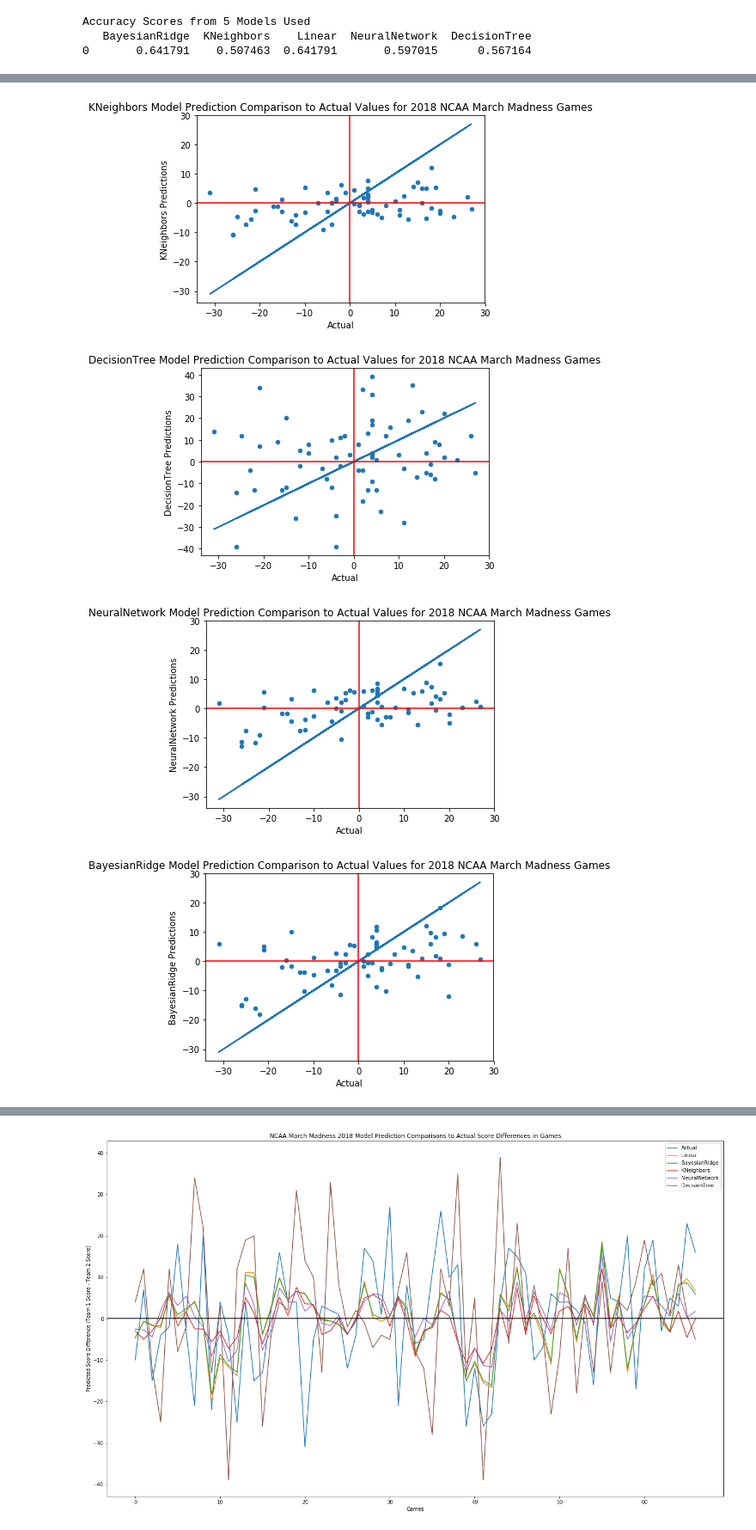
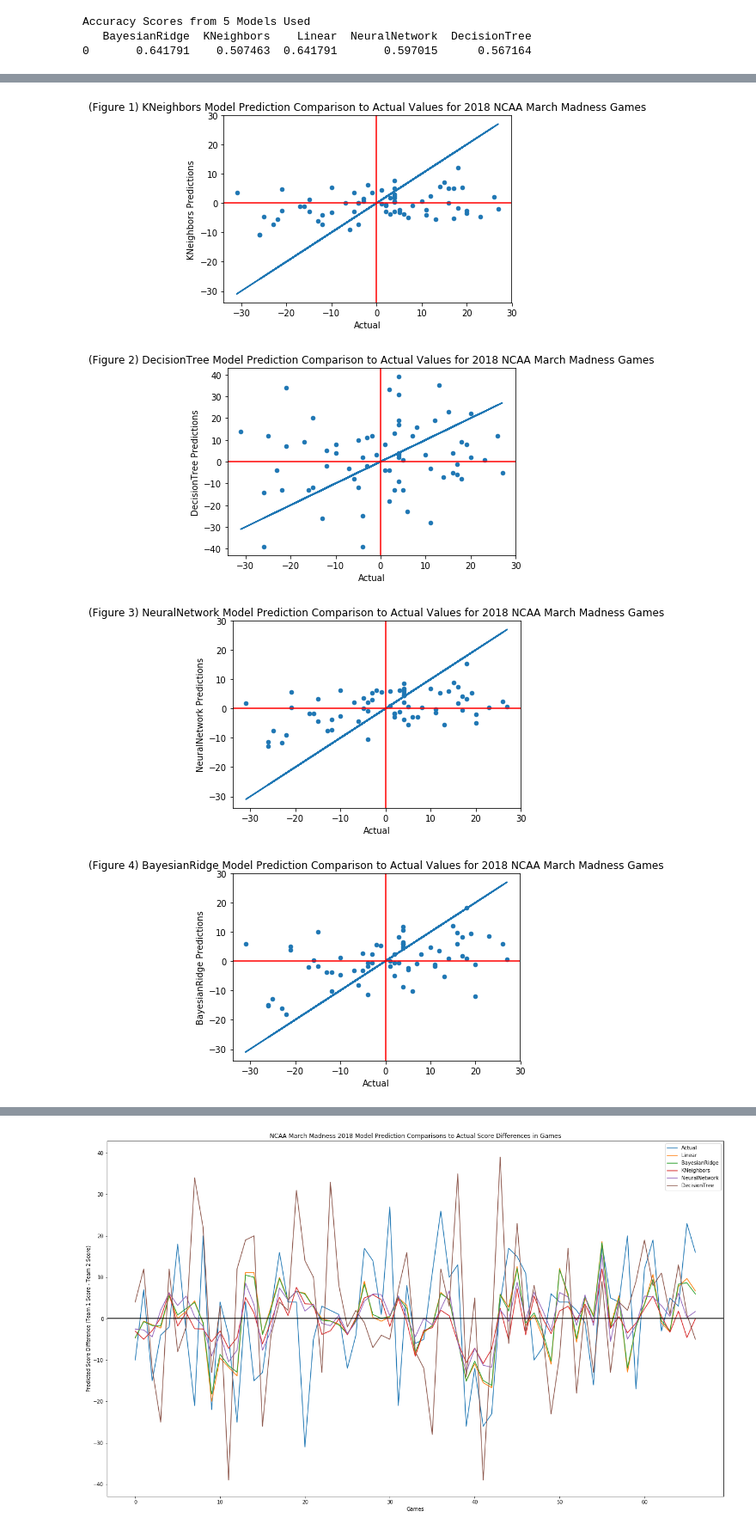
Before and after one commit to puvvadakc/NCAA2k19Predictions, a Jupyter notebook: testing/Resource.ipynb, the cells around one changed output, grey strips where cells are left out. Shown at 86% size. Drawn from its saved outputs; the diff is of its cells as text; code cells hidden in the pictures.

```diff
--- a/testing/Resource.ipynb
+++ b/testing/Resource.ipynb
@@ -207,7 +234,7 @@ Accuracy Scores from 5 Models Used
 # %%
 predDf.plot('Actual', 'KPred', kind= 'scatter')
 plt.plot(predDf['Actual'], predDf['Actual'])
-plt.title('KNeighbors Model Prediction Comparison to Actual Values for 2018 NCAA March Madness Games')
+plt.title('(Figure 1) KNeighbors Model Prediction Comparison to Actual Values for 2018 NCAA March Madness Games')
 plt.ylabel('KNeighbors Predictions')
 plt.axhline(0, color='red')
 plt.axvline(0, color='red')
@@ -215,40 +242,40 @@ plt.show()
 
 predDf.plot('Actual', 'DPred', kind= 'scatter')
 plt.plot(predDf['Actual'], predDf['Actual'])
-plt.title('DecisionTree Model Prediction Comparison to Actual Values for 2018 NCAA March Madness Games')
+plt.title('(Figure 2) DecisionTree Model Prediction Comparison to Actual Values for 2018 NCAA March Madness Games')
 plt.ylabel('DecisionTree Predictions')
 plt.axhline(0, color='red')
 plt.axvline(0, color='red')
 plt.show()
 
 
 predDf.plot('Actual', 'NPred', kind= 'scatter')
 plt.plot(predDf['Actual'], predDf['Actual'])
-plt.title('NeuralNetwork Model Prediction Comparison to Actual Values for 2018 NCAA March Madness Games')
+plt.title('(Figure 3) NeuralNetwork Model Prediction Comparison to Actual Values for 2018 NCAA March Madness Games')
 plt.ylabel('NeuralNetwork Predictions')
 plt.axhline(0, color='red')
 plt.axvline(0, color='red')
 plt.show()
 
 
 predDf.plot('Actual', 'BPred', kind= 'scatter')
 plt.plot(predDf['Actual'], predDf['Actual'])
-plt.title('BayesianRidge Model Prediction Comparison to Actual Values for 2018 NCAA March Madness Games')
+plt.title('(Figure 4) BayesianRidge Model Prediction Comparison to Actual Values for 2018 NCAA March Madness Games')
 plt.ylabel('BayesianRidge Predictions')
 plt.axhline(0, color='red')
 plt.axvline(0, color='red')
 plt.show()
 
 
 predDf.plot('Actual', 'LPred', kind= 'scatter')
 plt.plot(predDf['Actual'], predDf['Actual'])
-plt.title('Linear Regression Model Prediction Comparison to Actual Values for 2018 NCAA March Madness Games')
+plt.title('(Figure 5) Linear Regression Model Prediction Comparison to Actual Values for 2018 NCAA March Madness Games')
 plt.ylabel('LinearRegression Predictions')
 plt.axhline(0, color='red')
 plt.axvline(0, color='red')
 plt.show()
 # %% [output]
-[figure, old version]
+[figure, new version]
-[figure, old version]
+[figure, new version]
-[figure, old version]
+[figure, new version]
-[figure, old version]
+[figure, new version]
```
Also changed, not shown: parts of 12 cells of this notebook, 2 other files.
